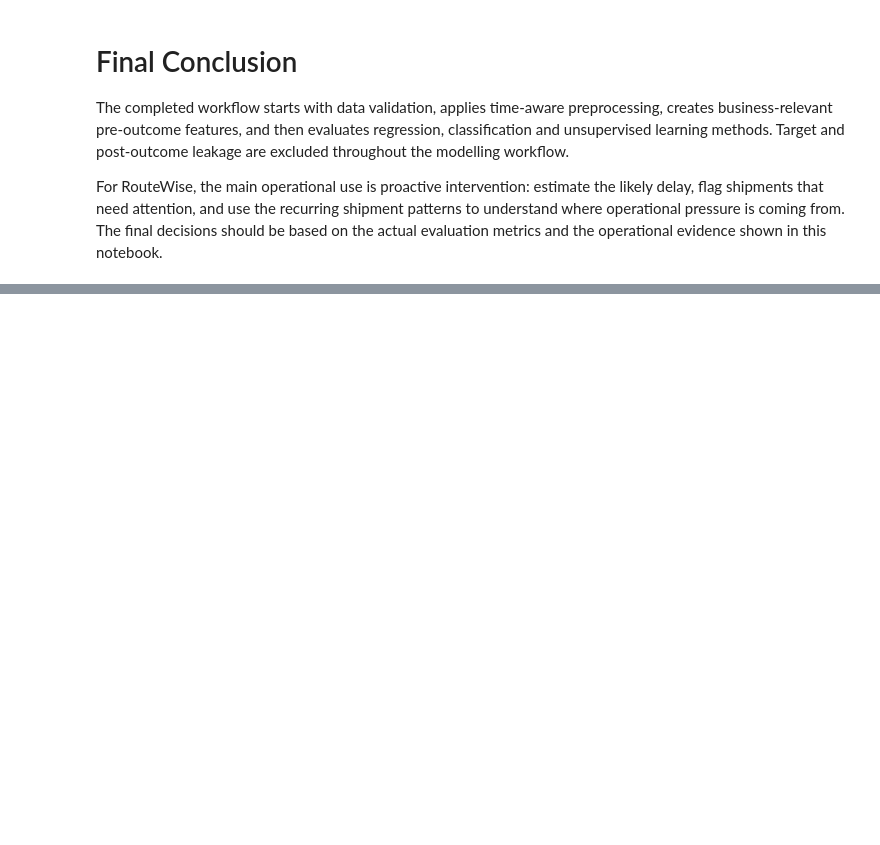
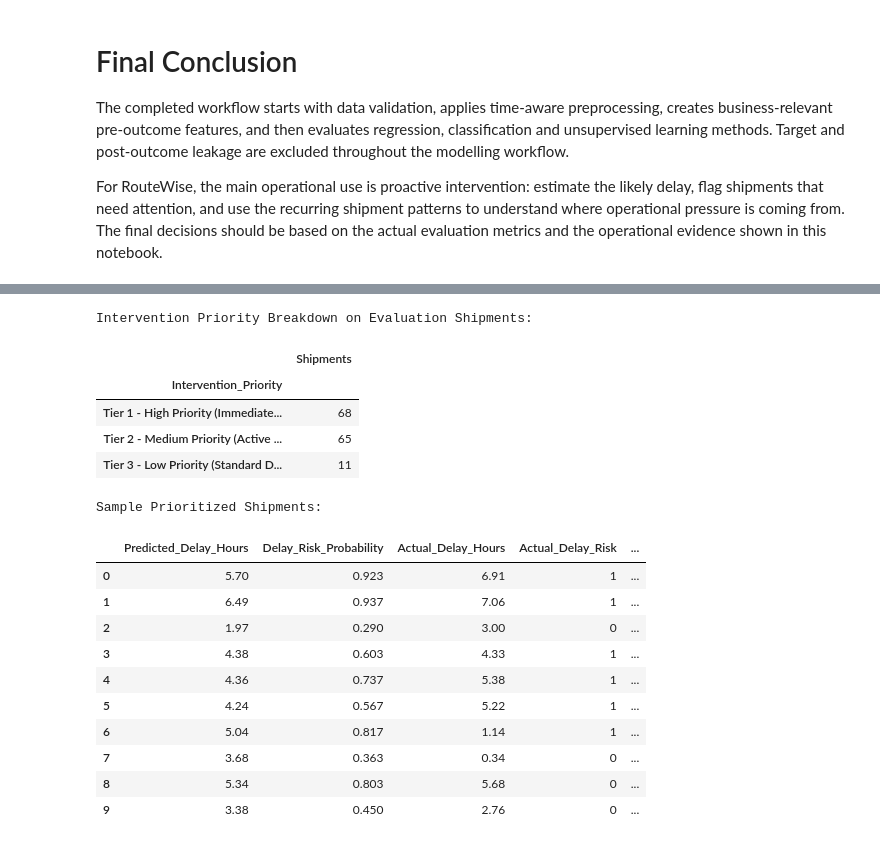
Before and after one commit to rupali-chauksey/Logistics_Delivery_Risk_Intelligence, a Jupyter notebook: logistics_delivery_delay_analysis.ipynb, the cells around one changed output, grey strips where cells are left out. Saved outputs shown, nothing was run; the diff lists cells and outputs as text; code cells hidden in the pictures; blank space fills up the shorter version.

```diff
--- a/logistics_delivery_delay_analysis.ipynb
+++ b/logistics_delivery_delay_analysis.ipynb
@@ -1886,0 +1989,47 @@ For RouteWise, the main operational use is proactive intervention: estimate the
+# %%
+# Obtain classification risk probabilities from Random Forest
+rf_probabilities = rf_model.predict_proba(X_eval_clf)[:, 1]
+
+# Combine regression delay and risk probability
+interv_df = pd.DataFrame({
+    'Predicted_Delay_Hours': np.round(y_pred_reg, 2),
+    'Delay_Risk_Probability': np.round(rf_probabilities, 3),
+    'Actual_Delay_Hours': y_eval_reg.values,
+    'Actual_Delay_Risk': y_eval_clf.values
+})
+
+# Define three-tier intervention logic
+def assign_priority(row):
+    if row['Delay_Risk_Probability'] >= 0.70 and row['Predicted_Delay_Hours'] >= 5.0:
+        return 'Tier 1 - High Priority (Immediate Action)'
+    elif row['Delay_Risk_Probability'] >= 0.50 or row['Predicted_Delay_Hours'] >= 3.0:
+        return 'Tier 2 - Medium Priority (Active Monitoring)'
+    else:
+        return 'Tier 3 - Low Priority (Standard Dispatch)'
+
+interv_df['Intervention_Priority'] = interv_df.apply(assign_priority, axis=1)
+
+print('Intervention Priority Breakdown on Evaluation Shipments:')
+display(interv_df['Intervention_Priority'].value_counts().to_frame('Shipments'))
+
+print('\nSample Prioritized Shipments:')
+display(interv_df.head(10))
+# %% [output]
+Intervention Priority Breakdown on Evaluation Shipments:
+|  | Shipments |
+| Intervention_Priority |  |
+| Tier 1 - High Priority (Immediate... | 68 |
+| Tier 2 - Medium Priority (Active ... | 65 |
+| Tier 3 - Low Priority (Standard D... | 11 |
+Sample Prioritized Shipments:
+|  | Predicted_Delay_Hours | Delay_Risk_Probability | Actual_Delay_Hours | Actual_Delay_Risk | ... |
+| 0 | 5.70 | 0.923 | 6.91 | 1 | ... |
+| 1 | 6.49 | 0.937 | 7.06 | 1 | ... |
+| 2 | 1.97 | 0.290 | 3.00 | 0 | ... |
+| 3 | 4.38 | 0.603 | 4.33 | 1 | ... |
+| 4 | 4.36 | 0.737 | 5.38 | 1 | ... |
+| 5 | 4.24 | 0.567 | 5.22 | 1 | ... |
+| 6 | 5.04 | 0.817 | 1.14 | 1 | ... |
+| 7 | 3.68 | 0.363 | 0.34 | 0 | ... |
+| 8 | 5.34 | 0.803 | 5.68 | 0 | ... |
+| 9 | 3.38 | 0.450 | 2.76 | 0 | ... |
```
Also changed, not shown: parts of 18 cells of this notebook, 3 other files.
